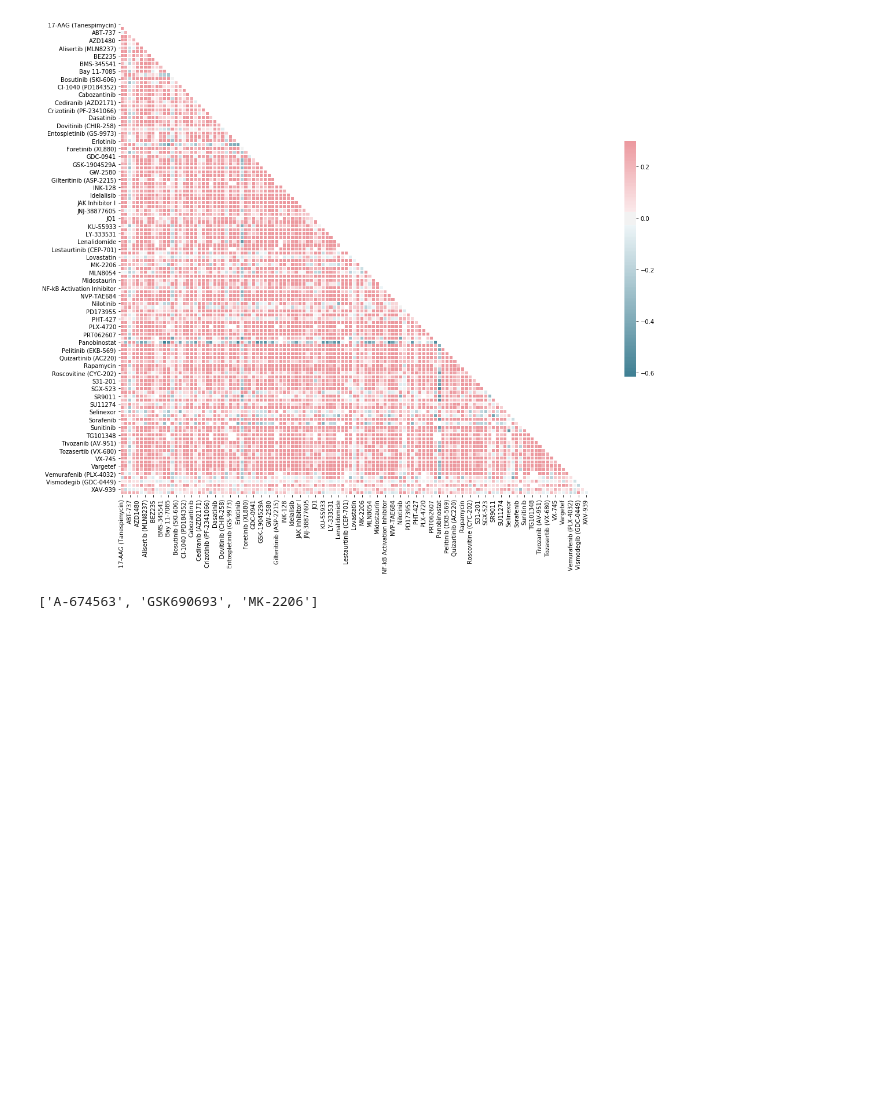
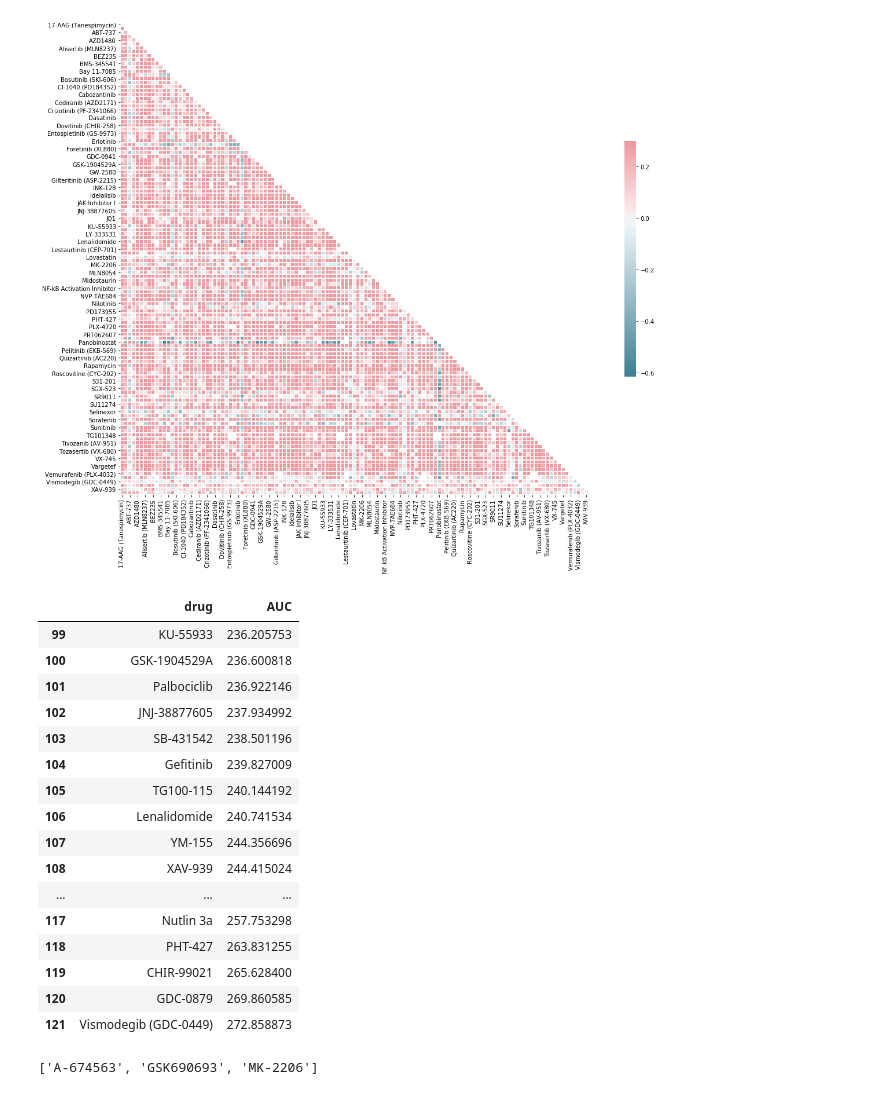
Before and after one commit to shalini-s/aml-drug-sensitivity, a Jupyter notebook: AML_dataset.ipynb, the cells around one changed output. Cells and saved outputs as stored; diff of their text form; code cells hidden in the pictures; blank space fills up the shorter version.

```diff
--- a/AML_dataset.ipynb
+++ b/AML_dataset.ipynb
@@ -479,10 +527,30 @@ sns.heatmap(corr, mask=mask, cmap=cmap, vmax=.3, center=0,
 <matplotlib.axes._subplots.AxesSubplot at 0x...>
 [figure]
 # %%
-vals = pd.DataFrame(drugs.mean()).sort_values(by=0).reset_index()
+vals = pd.DataFrame(drug_data.mean()).sort_values(by=0).reset_index()
 vals.columns = ['drug','AUC']
 least = pd.DataFrame([x for i,x in vals.iterrows() if int(x['AUC']) <  np.percentile(vals['AUC'], 20)])
 greatest = pd.DataFrame([x for i,x in vals.iterrows() if int(x['AUC']) >  np.percentile(vals['AUC'], 80)])
+# %%
+greatest
+# %% [output]
+|  | drug | AUC |
+| 99 | KU-55933 | 236.205753 |
+| 100 | GSK-1904529A | 236.600818 |
+| 101 | Palbociclib | 236.922146 |
+| 102 | JNJ-38877605 | 237.934992 |
+| 103 | SB-431542 | 238.501196 |
+| 104 | Gefitinib | 239.827009 |
+| 105 | TG100-115 | 240.144192 |
+| 106 | Lenalidomide | 240.741534 |
+| 107 | YM-155 | 244.356696 |
+| 108 | XAV-939 | 244.415024 |
+| ... | ... | ... |
+| 117 | Nutlin 3a | 257.753298 |
+| 118 | PHT-427 | 263.831255 |
+| 119 | CHIR-99021 | 265.628400 |
+| 120 | GDC-0879 | 269.860585 |
+| 121 | Vismodegib (GDC-0449) | 272.858873 |
 # %%
 least = drugs[least['drug'].values]
 greatest = drugs[greatest['drug'].values]
```
Also changed, not shown: parts of 18 cells of this notebook, 1 other file.
